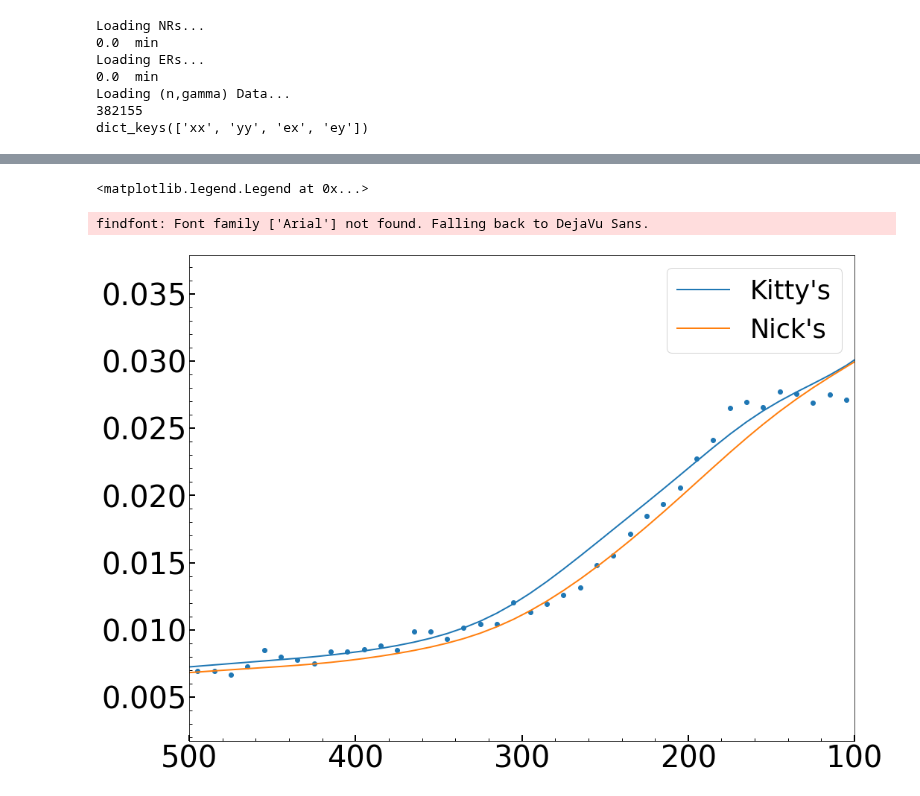
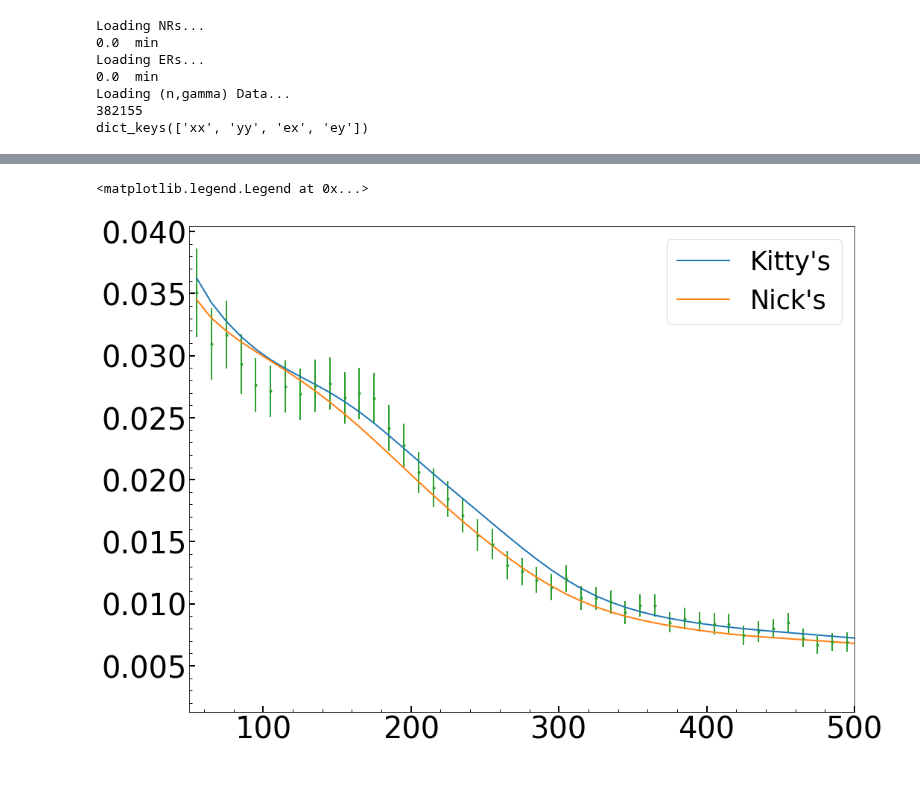
Before and after one commit to villano-lab/nrSiCap, a Jupyter notebook: analysis_notebooks/Compare_Fits.ipynb, the cells around one changed output, grey strips where cells are left out. Cells and saved outputs as stored; diff of their text form; code cells hidden in the pictures.

Commit message:
Meeting updates - found that the error bars are different in different notebooks

```diff
--- a/analysis_notebooks/Compare_Fits.ipynb
+++ b/analysis_notebooks/Compare_Fits.ipynb
@@ -402,20 +403,18 @@ plt.legend()
 # %%
 params1 = [0.166,0.002,1.730,2.206,7.627,2.981] #First set of params goes here #Default to my fit
 params2 = [0.152,0.002,4.306,4.184,5.513,3.583] #And second goes here #Default to Nick's fit
 
 calc_log_likelihood(params1)
 plt.plot(Ebins_ctr[slice(*spec_bounds)],N_pred[slice(*spec_bounds)],label="Kitty's")
 calc_log_likelihood(params2)
 plt.plot(Ebins_ctr[slice(*spec_bounds)],N_pred[slice(*spec_bounds)],label="Nick's")
-plt.scatter(Ebins_ctr[slice(*spec_bounds)],N_meas[slice(*spec_bounds)])
-
-plt.xlim(500,100)
+plt.errorbar(Ebins_ctr[slice(*spec_bounds)],N_meas[slice(*spec_bounds)],yerr=0.5*(dN_meas[0]+dN_meas[1])[slice(*spec_bounds)],fmt='.')
+plt.xlim(50,500)
 
 plt.legend()
 # %% [output]
 <matplotlib.legend.Legend at 0x...>
-findfont: Font family ['Arial'] not found. Falling back to DejaVu Sans.
-[figure, old version]
+[figure, new version]
 # %%
 params1 = [0.166,0.002,1.730,2.206,7.627,2.981] #First set of params goes here #Default to my fit
 params2 = [0.152,0.002,4.306,4.184,5.513,3.583] #And second goes here #Default to Nick's fit
```
Also changed, not shown: parts of 2 cells of this notebook, 2 other files.
